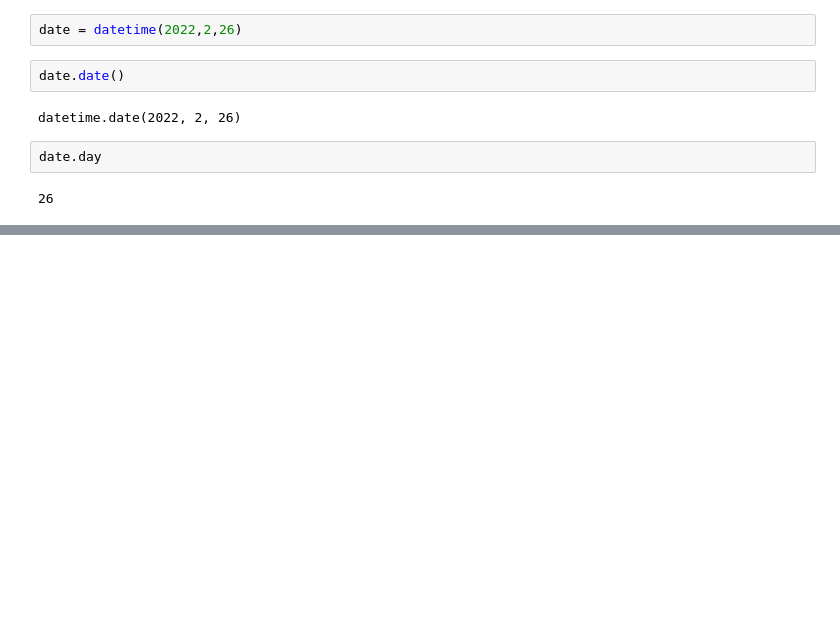
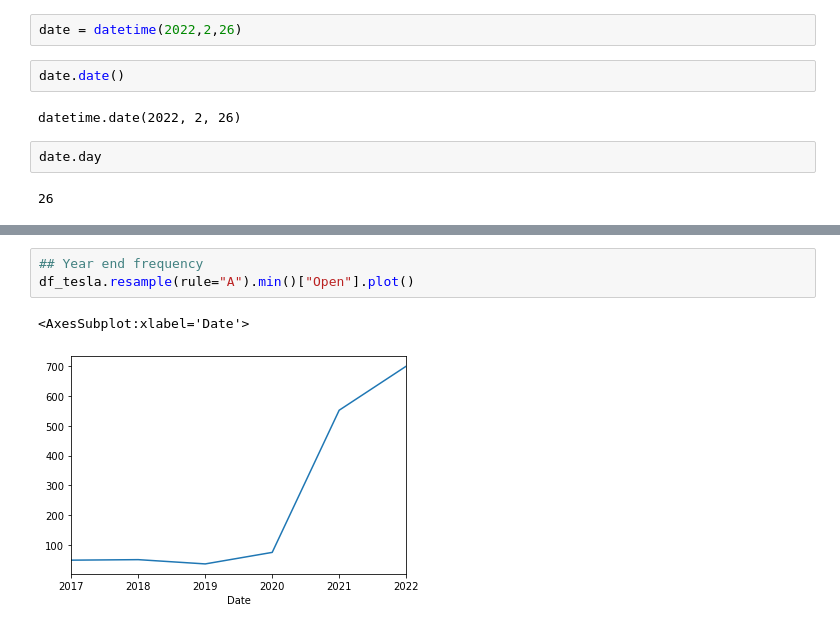
Before and after one commit to Asif26/EDA-With-Time-series-Data, a Jupyter notebook: Exploratory Data Analysis And Stock Analysis With Time series Data.ipynb, the cells around one changed output, grey strips where cells are left out. Cells and saved outputs as stored; diff of their text form; blank space fills up the shorter version.

```diff
--- a/Exploratory Data Analysis And Stock Analysis With Time series Data.ipynb
+++ b/Exploratory Data Analysis And Stock Analysis With Time series Data.ipynb
@@ -200,0 +235,6 @@ date.weekday
+# %%
+## Year end frequency
+df_tesla.resample(rule="A").min()["Open"].plot()
+# %% [output]
+<AxesSubplot:xlabel='Date'>
+[figure, added]
```
Also changed, not shown: parts of 19 cells of this notebook.
